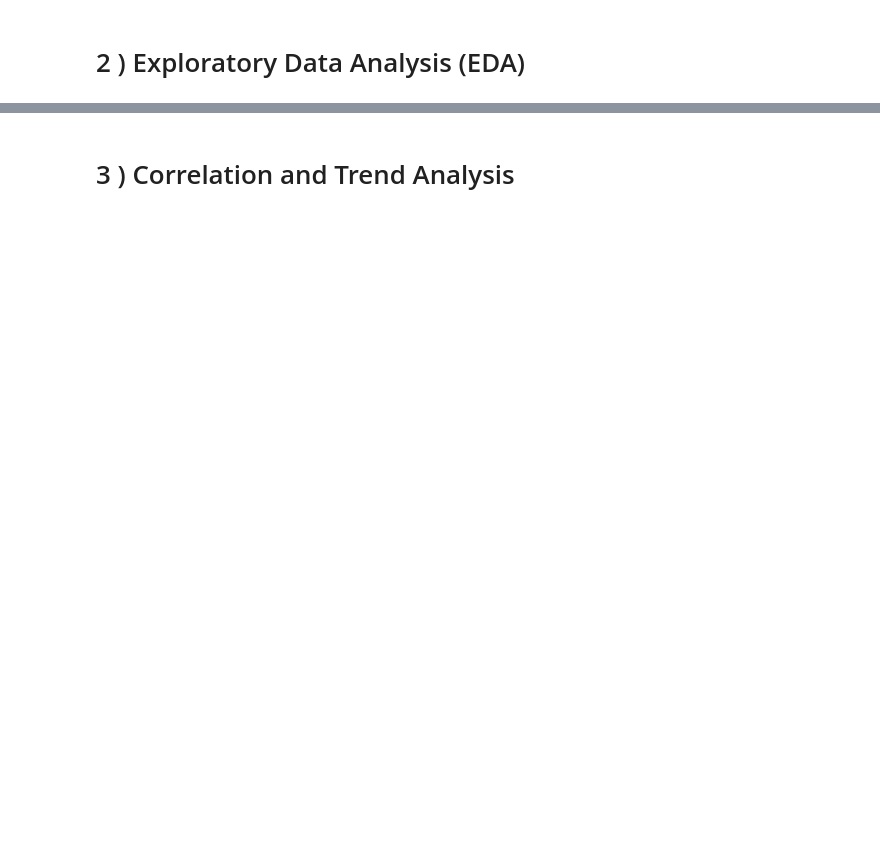
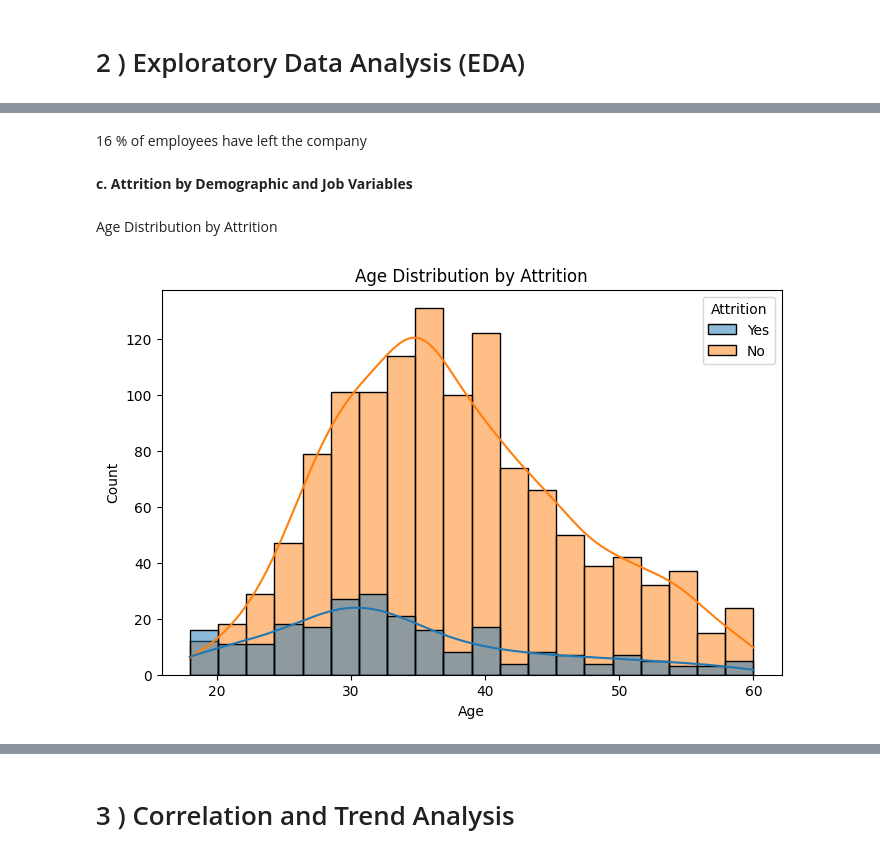
Before and after one commit to y-fares/PSTB-YCDynamics-Hackathon-1, a Jupyter notebook: yc_dynamics_hackathon1_subj3.ipynb, the cells around one changed output, grey strips where cells are left out. Cells and saved outputs as stored; diff of their text form; code cells hidden in the pictures; blank space fills up the shorter version.

```diff
--- a/yc_dynamics_hackathon1_subj3.ipynb
+++ b/yc_dynamics_hackathon1_subj3.ipynb
@@ -170,0 +300,13 @@ np.int64(0)
+# %% [markdown]
+16 % of employees have left the company
+# %% [markdown]
+**c. Attrition by Demographic and Job Variables**
+# %% [markdown]
+Age Distribution by Attrition
+# %%
+plt.figure(figsize=(8,5))
+sns.histplot(data=df, x='Age', hue='Attrition', kde=True, bins=20)
+plt.title("Age Distribution by Attrition")
+plt.show()
+# %% [output]
+[figure, added]
```
Also changed, not shown: parts of 36 cells of this notebook.
